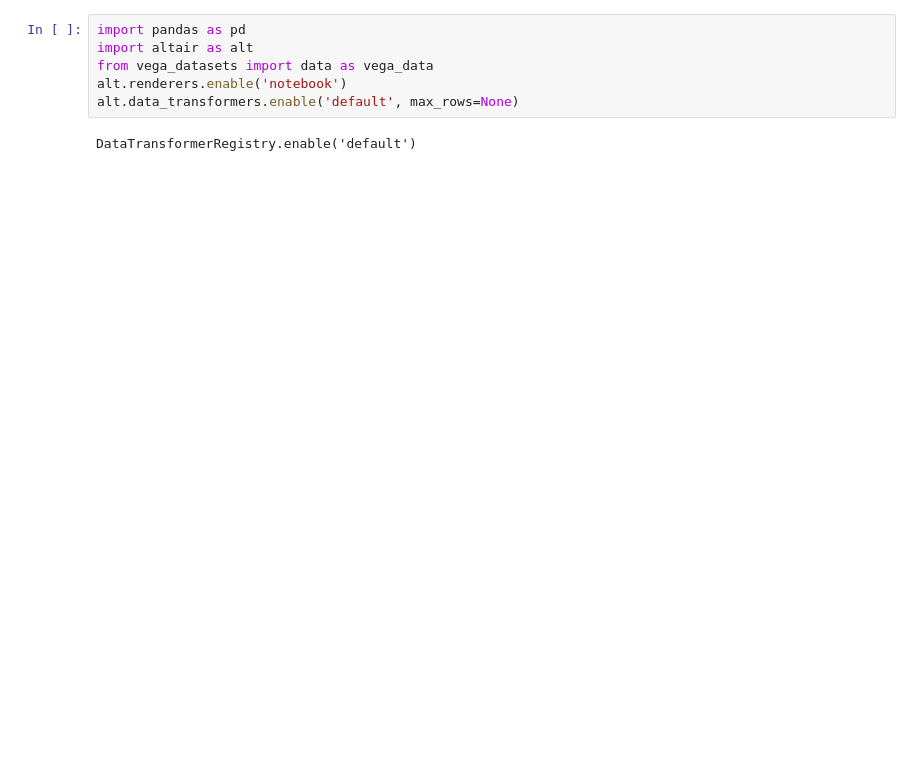
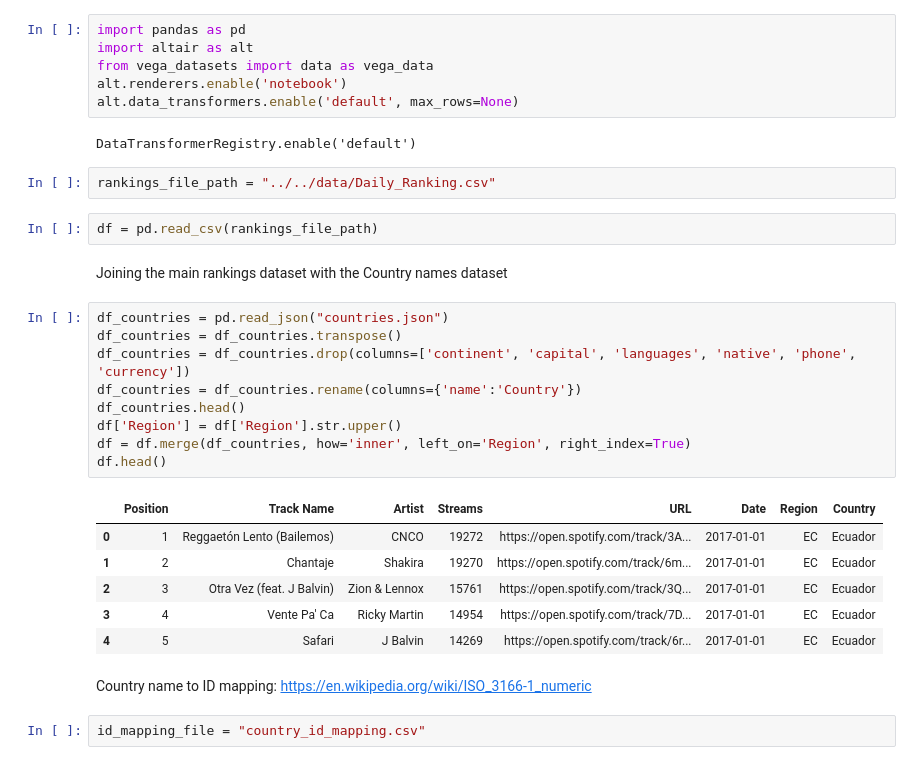
Before and after one commit to gurus848/COMP4462_Project, a Jupyter notebook: Task_3/Viz_2_Heatmap/Ranking_Velocity_Heatmap_Task_3_Viz_2.ipynb, the cells around one changed output. Saved outputs shown, nothing was run; the diff lists cells and outputs as text; blank space fills up the shorter version.

```diff
--- a/Task_3/Viz_2_Heatmap/Ranking_Velocity_Heatmap_Task_3_Viz_2.ipynb
+++ b/Task_3/Viz_2_Heatmap/Ranking_Velocity_Heatmap_Task_3_Viz_2.ipynb
@@ -6,6 +6,32 @@ alt.renderers.enable('notebook')
 alt.data_transformers.enable('default', max_rows=None)
 # %% [output]
 DataTransformerRegistry.enable('default')
+# %%
+rankings_file_path = "../../data/Daily_Ranking.csv"
+# %%
+df = pd.read_csv(rankings_file_path)
+# %% [markdown]
+Joining the main rankings dataset with the Country names dataset
+# %%
+df_countries = pd.read_json("countries.json")
+df_countries = df_countries.transpose()
+df_countries = df_countries.drop(columns=['continent', 'capital', 'languages', 'native', 'phone', 'currency'])
+df_countries = df_countries.rename(columns={'name':'Country'})
+df_countries.head()
+df['Region'] = df['Region'].str.upper()
+df = df.merge(df_countries, how='inner', left_on='Region', right_index=True)
+df.head()
+# %% [output]
+|  | Position | Track Name | Artist | Streams | URL | Date | Region | Country |
+| 0 | 1 | Reggaetón Lento (Bailemos) | CNCO | 19272 | https://open.spotify.com/track/3A... | 2017-01-01 | EC | Ecuador |
+| 1 | 2 | Chantaje | Shakira | 19270 | https://open.spotify.com/track/6m... | 2017-01-01 | EC | Ecuador |
+| 2 | 3 | Otra Vez (feat. J Balvin) | Zion & Lennox | 15761 | https://open.spotify.com/track/3Q... | 2017-01-01 | EC | Ecuador |
+| 3 | 4 | Vente Pa' Ca | Ricky Martin | 14954 | https://open.spotify.com/track/7D... | 2017-01-01 | EC | Ecuador |
+| 4 | 5 | Safari | J Balvin | 14269 | https://open.spotify.com/track/6r... | 2017-01-01 | EC | Ecuador |
+# %% [markdown]
+Country name to ID mapping: https://en.wikipedia.org/wiki/ISO_3166-1_numeric
+# %%
+id_mapping_file = "country_id_mapping.csv"
 # %%
 data = None
 
```
Also changed, not shown: parts of 1 cell of this notebook, 2 other files.
